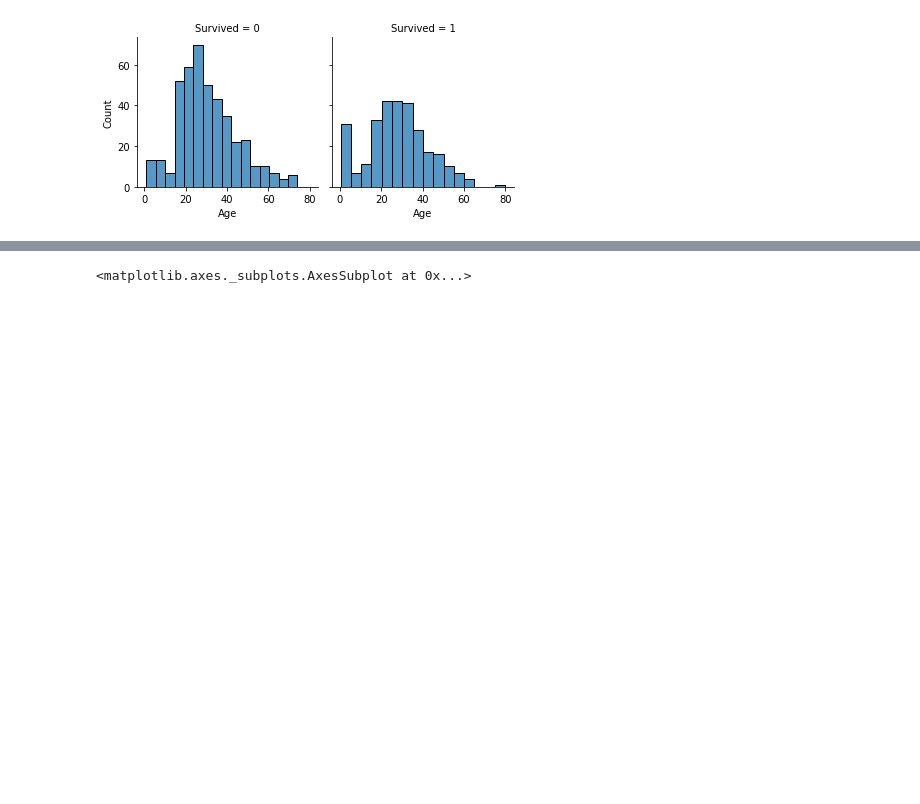
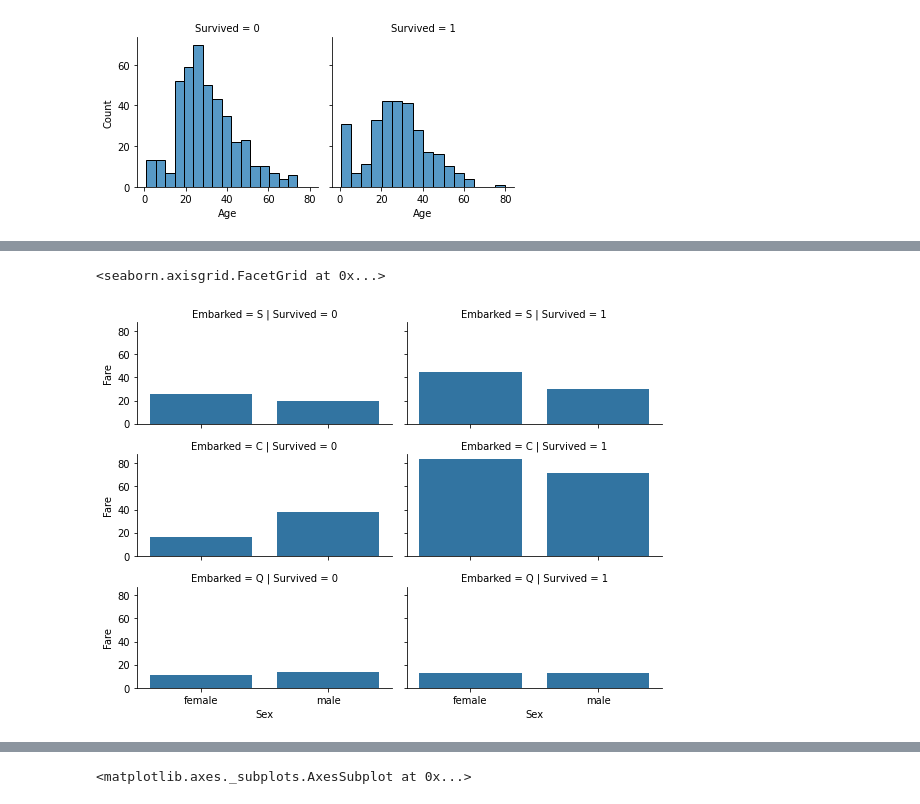
Before and after one commit to katsuba-mikhail/learn-kaggle, a Jupyter notebook: Kaggle_Titanic.ipynb, the cells around one changed output, grey strips where cells are left out. Saved outputs shown, nothing was run; the diff lists cells and outputs as text; code cells hidden in the pictures; blank space fills up the shorter version.

```diff
--- a/Kaggle_Titanic.ipynb
+++ b/Kaggle_Titanic.ipynb
@@ -289 +286,8 @@ g.map(sns.histplot, 'Age')
+# %%
+graph = sns.FacetGrid(train_df, row='Embarked', col='Survived', height=2, aspect=2)
+graph.map(sns.barplot, 'Sex', 'Fare', ci=None, order=['female', 'male'])
+graph.add_legend()
+# %% [output]
+<seaborn.axisgrid.FacetGrid at 0x...>
+[figure, added]
 # %%
```
Also changed, not shown: parts of 10 cells of this notebook.
